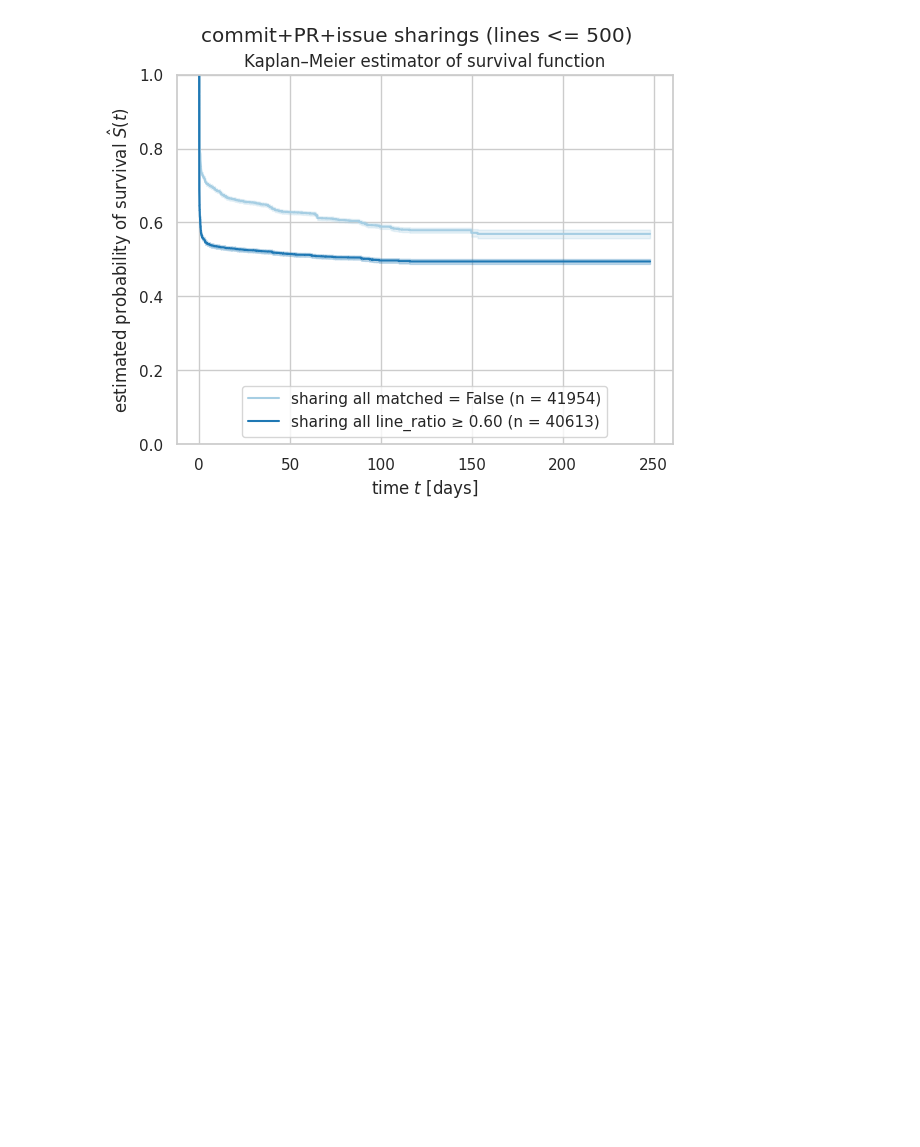
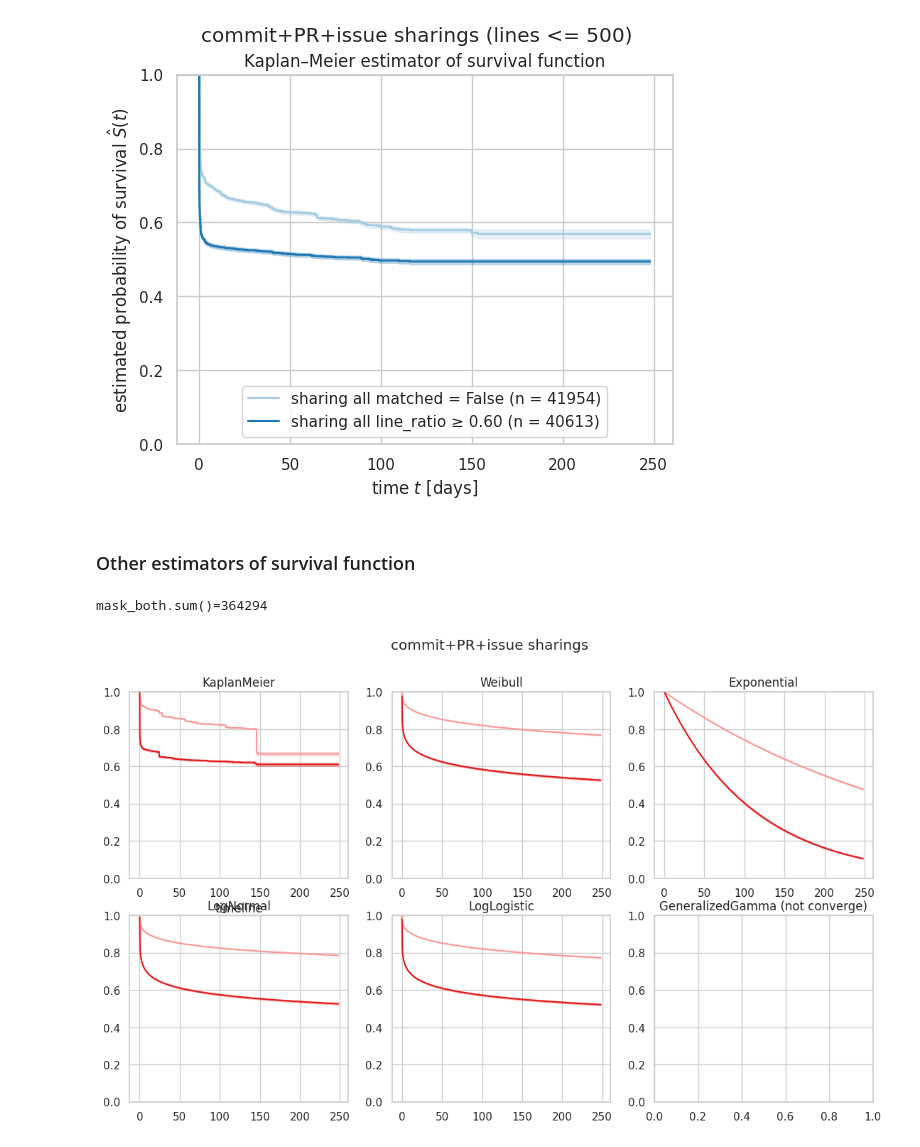
Before and after one commit to ncusi/MSR_Challenge_2024, a Jupyter notebook: notebooks/analyze_changes_survival.ipynb, the cells around one changed output. Cells and saved outputs as stored; diff of their text form; code cells hidden in the pictures; blank space fills up the shorter version.

Commit message:
analyze_changes_survival.ipynb: Other estimators
Use other estimators of survival function in addition to Kaplan-Meier.
Different estimator taken from lifelines module; most need non-negative
values.

```diff
--- a/notebooks/analyze_changes_survival.ipynb
+++ b/notebooks/analyze_changes_survival.ipynb
@@ -2429,3 +2429,5 @@ plt.show()
 # %% [output]
 mask_both.sum()=82567
 [figure]
+# %% [markdown]
+### Other estimators of survival function
@@ -2431,0 +2578,26 @@ mask_both.sum()=82567
+# %%
+small_changes=500
+show_stats=False
+
+sns.set_theme()
+sns.set_style('whitegrid')
+
+df_all_join_small_changes=df_all_join[df_all_join['Sha_lines_count'] <= small_changes]
+df_all_join_small_changes
+
+plot_lines_lifelines_pair(df_all_join,
+                          title="sharing all", color_pair_idx=2, show_stats=show_stats)
+
+plt.ylim(0, 1)
+#plt.ylabel("estimated probability of survival $\hat{S}(t)$")
+#plt.xlabel("time $t$ [days]")
+
+#plt.suptitle(f"commit+PR+issue sharings (lines <= {small_changes})")
+plt.suptitle(f"commit+PR+issue sharings")
+#plt.title("Kaplan–Meier estimator of survival function")
+
+#plt.legend(loc="lower center")
+plt.show()
+# %% [output]
+mask_both.sum()=364294
+[figure, added]
```
Also changed, not shown: parts of 1 cell of this notebook.
